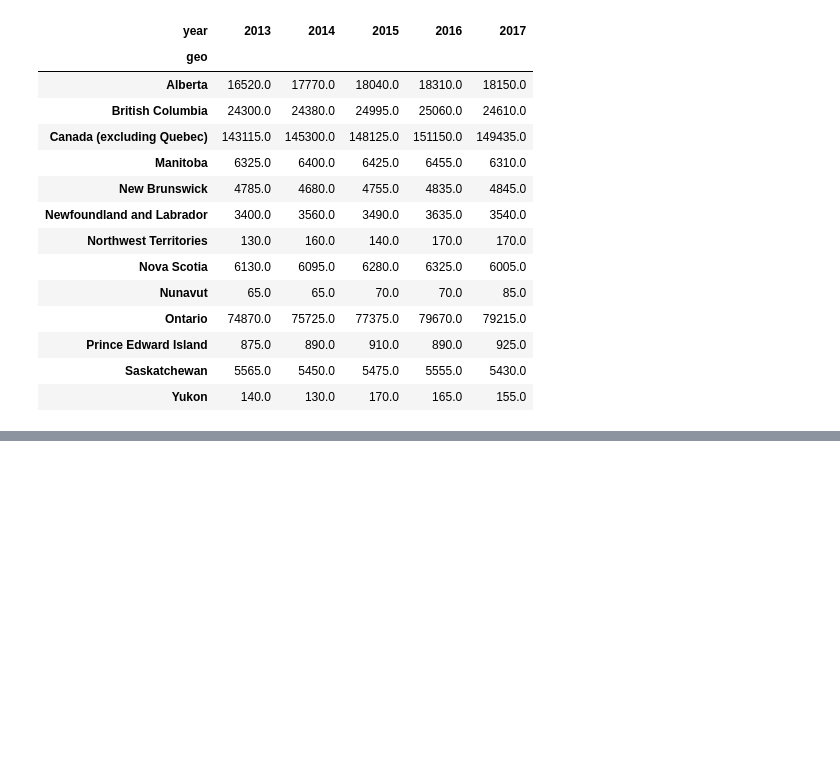
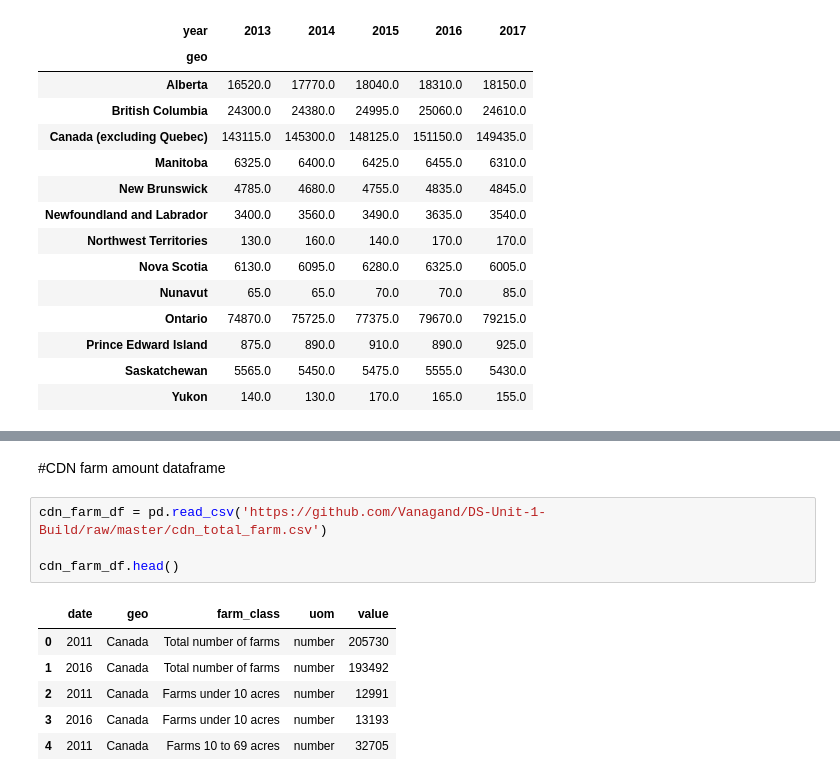
Before and after one commit to Vanagand/DS-Unit-1-Build, a Jupyter notebook: DS_Unit_1_Build.ipynb, the cells around one changed output, grey strips where cells are left out. Saved outputs shown, nothing was run; the diff lists cells and outputs as text; blank space fills up the shorter version.

```diff
--- a/DS_Unit_1_Build.ipynb
+++ b/DS_Unit_1_Build.ipynb
@@ -347,0 +396,13 @@ OSError: ignored
+# %% [markdown]
+#CDN farm amount dataframe
+# %%
+cdn_farm_df = pd.read_csv('https://github.com/Vanagand/DS-Unit-1-Build/raw/master/cdn_total_farm.csv')
+
+cdn_farm_df.head()
+# %% [output]
+|  | date | geo | farm_class | uom | value |
+| 0 | 2011 | Canada | Total number of farms | number | 205730 |
+| 1 | 2016 | Canada | Total number of farms | number | 193492 |
+| 2 | 2011 | Canada | Farms under 10 acres | number | 12991 |
+| 3 | 2016 | Canada | Farms under 10 acres | number | 13193 |
+| 4 | 2011 | Canada | Farms 10 to 69 acres | number | 32705 |
```
Also changed, not shown: parts of 7 cells of this notebook.
